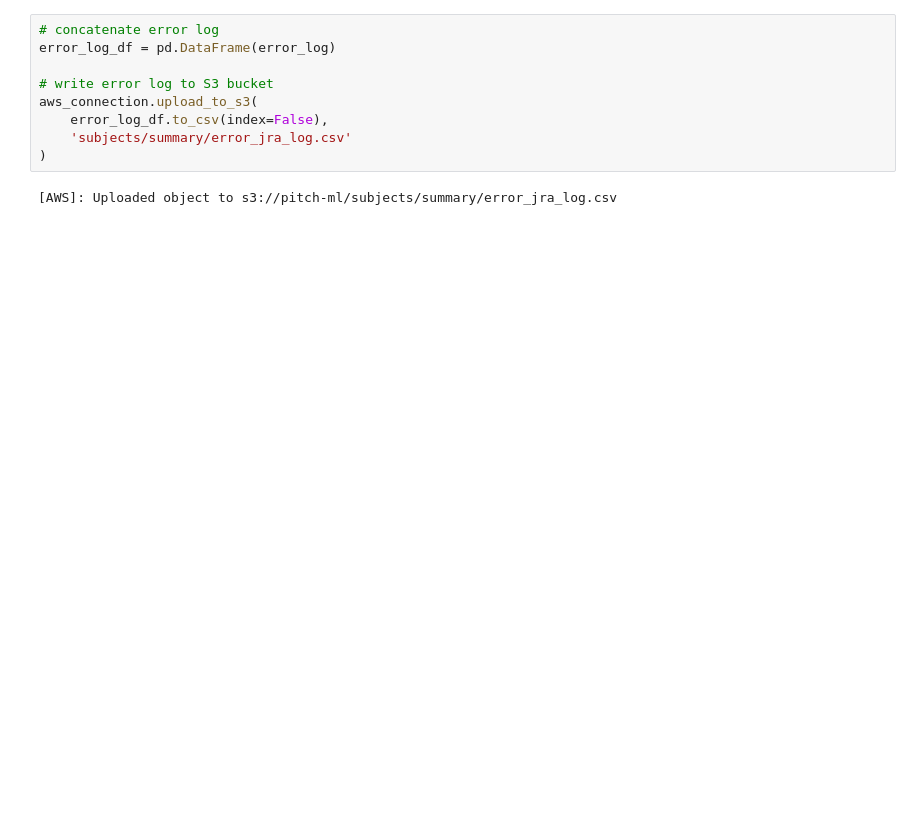
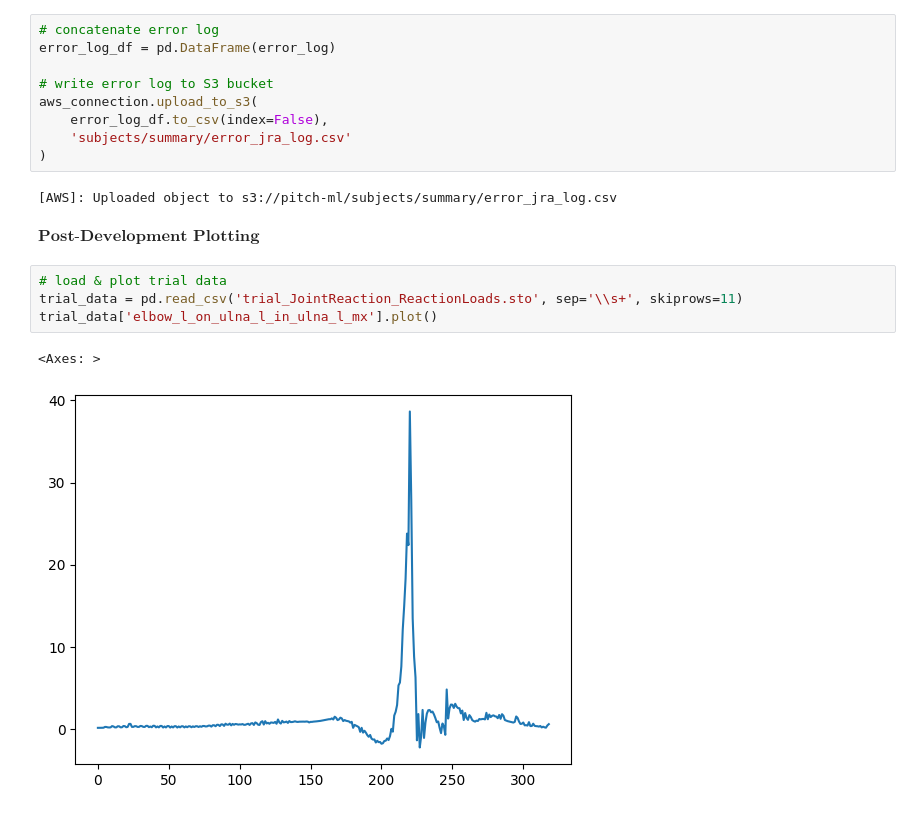
Before and after one commit to humanrithm/pitch-ml, a Jupyter notebook: dev/biomech/joint_reaction_analysis/dev_jra.ipynb, the cells around one changed output. Cells and saved outputs as stored; diff of their text form; blank space fills up the shorter version.

Commit message:
JRA development

```diff
--- a/dev/biomech/joint_reaction_analysis/dev_jra.ipynb
+++ b/dev/biomech/joint_reaction_analysis/dev_jra.ipynb
@@ -262,3 +373,12 @@ aws_connection.upload_to_s3(
 )
 # %% [output]
 [AWS]: Uploaded object to s3://pitch-ml/subjects/summary/error_jra_log.csv
+# %% [markdown]
+$\textbf{Post-Development Plotting}$
+# %%
+# load & plot trial data
+trial_data = pd.read_csv('trial_JointReaction_ReactionLoads.sto', sep='\\s+', skiprows=11)
+trial_data['elbow_l_on_ulna_l_in_ulna_l_mx'].plot()
+# %% [output]
+<Axes: >
+[figure, added]
```
Also changed, not shown: parts of 9 cells of this notebook, 1 other file.
